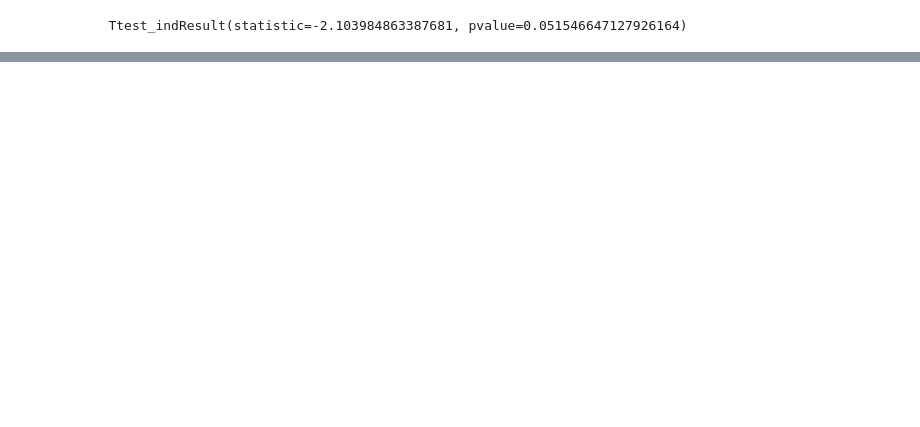
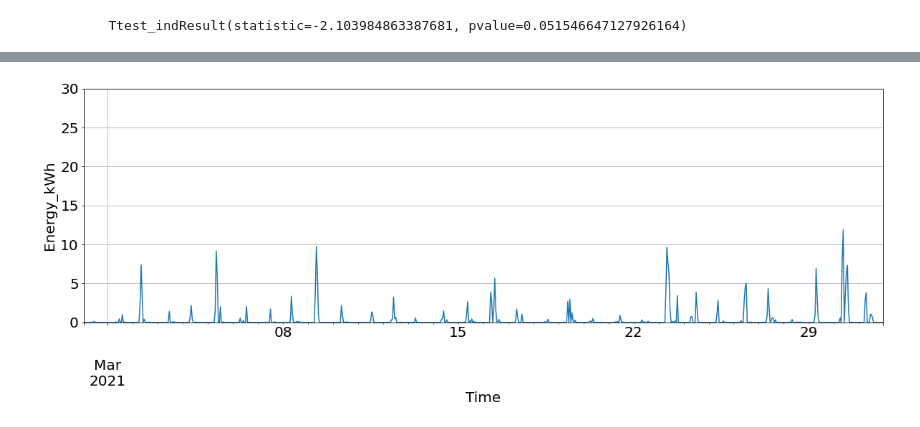
Before and after one commit to hancse/han_microgrid_lab, a Jupyter notebook: ChargingDemandPrediction/CovidImpactOnDemand.ipynb, the cells around one changed output, grey strips where cells are left out. Saved outputs shown, nothing was run; the diff lists cells and outputs as text; code cells hidden in the pictures; blank space fills up the shorter version.

```diff
--- a/ChargingDemandPrediction/CovidImpactOnDemand.ipynb
+++ b/ChargingDemandPrediction/CovidImpactOnDemand.ipynb
@@ -296,0 +325,11 @@ Fri2  and  Fri3 :
+# %%
+plt.rcParams.update({'font.size': 20})
+all_data.loc[(all_data.index > '2021-02-28') & (all_data.index < '2021-04-01'),'Energy_kWh'].plot(figsize=(20,6), ylim=(0,30),ylabel='Energy_kWh')
+fig1.xaxis.set_major_locator(plt.dates.MonthLocator())
+
+plt.pyplot.grid()
+#plt.pylab.show()
+plt.pyplot.gcf()
+plt.pyplot.savefig('DemandMar.png', bbox_inches="tight")
+# %% [output]
+[figure, added]
```
Also changed, not shown: parts of 13 cells of this notebook, 5 other files.
